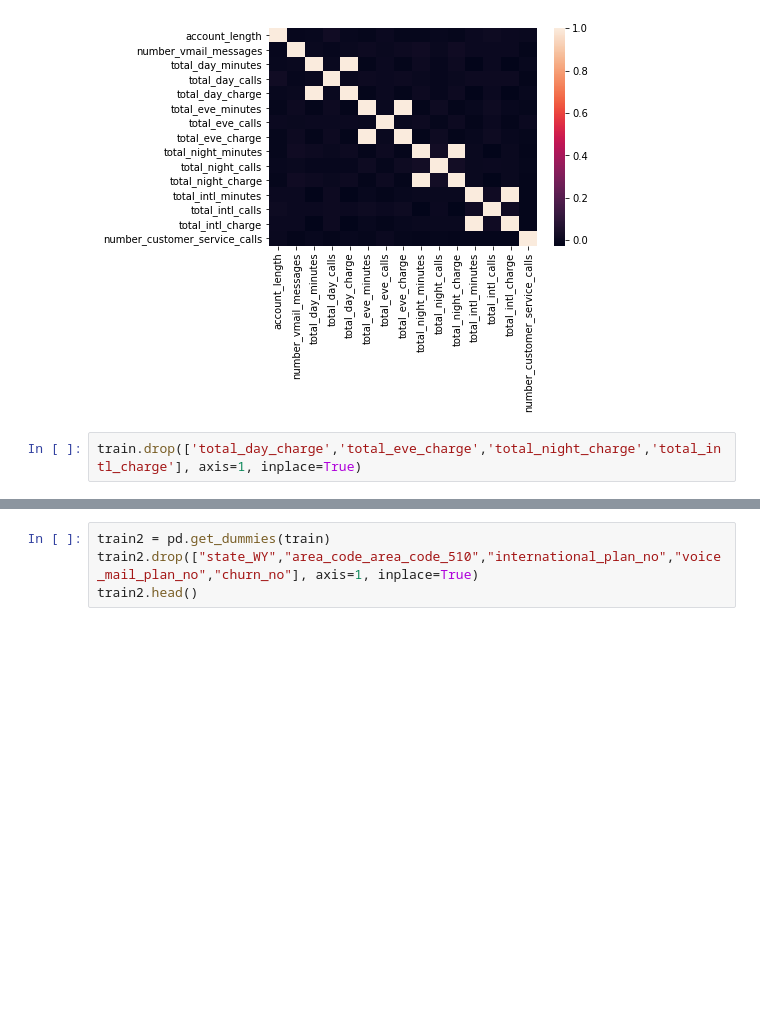
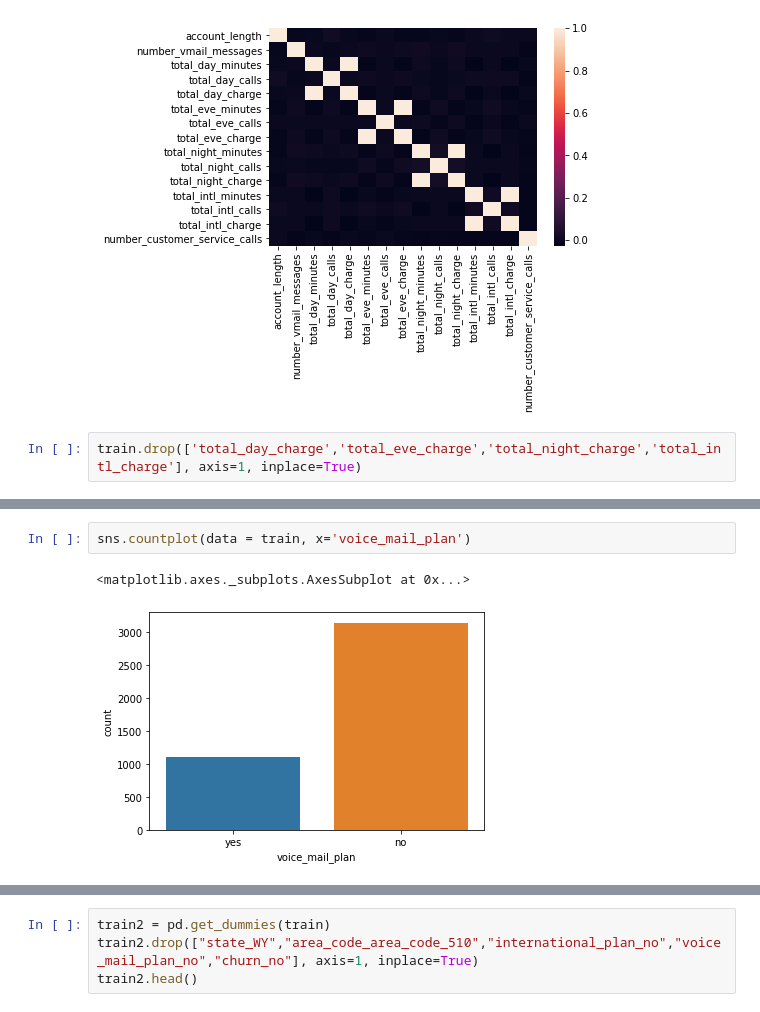
Before and after one commit to shreyansh273/Cusotomer-churn-prediction, a Jupyter notebook: Customer_churn_prediction.ipynb, the cells around one changed output, grey strips where cells are left out. Drawn from its saved outputs; the diff is of its cells as text; blank space fills up the shorter version.

```diff
--- a/Customer_churn_prediction.ipynb
+++ b/Customer_churn_prediction.ipynb
@@ -165,0 +181,5 @@ train.drop(['total_day_charge','total_eve_charge','total_night_charge','total_in
+# %%
+sns.countplot(data = train, x='voice_mail_plan')
+# %% [output]
+<matplotlib.axes._subplots.AxesSubplot at 0x...>
+[figure, added]
```
Also changed, not shown: parts of 11 cells of this notebook.
